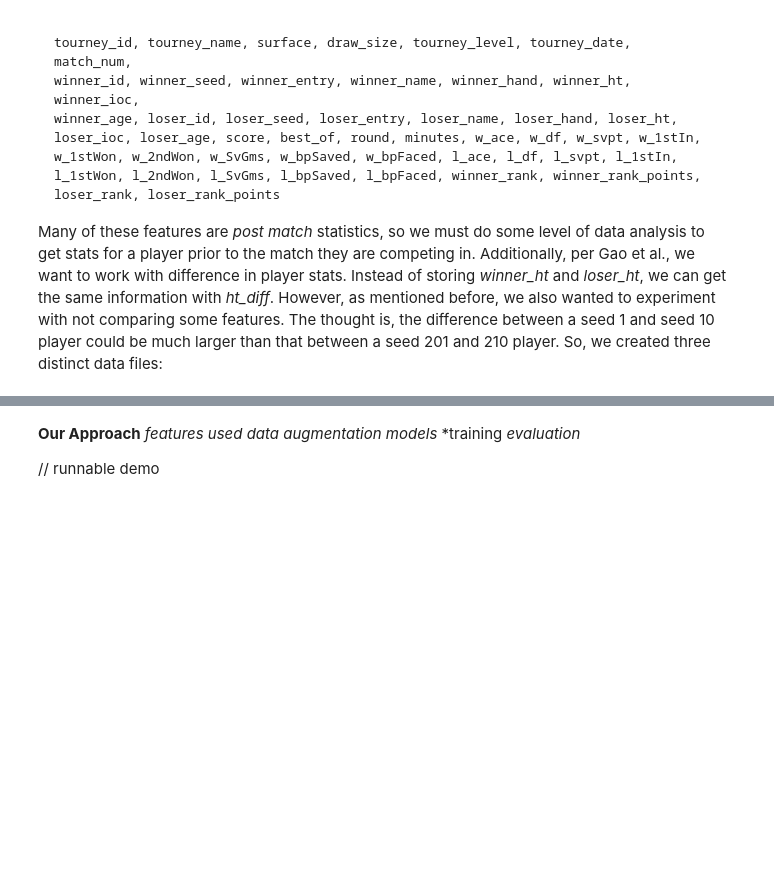
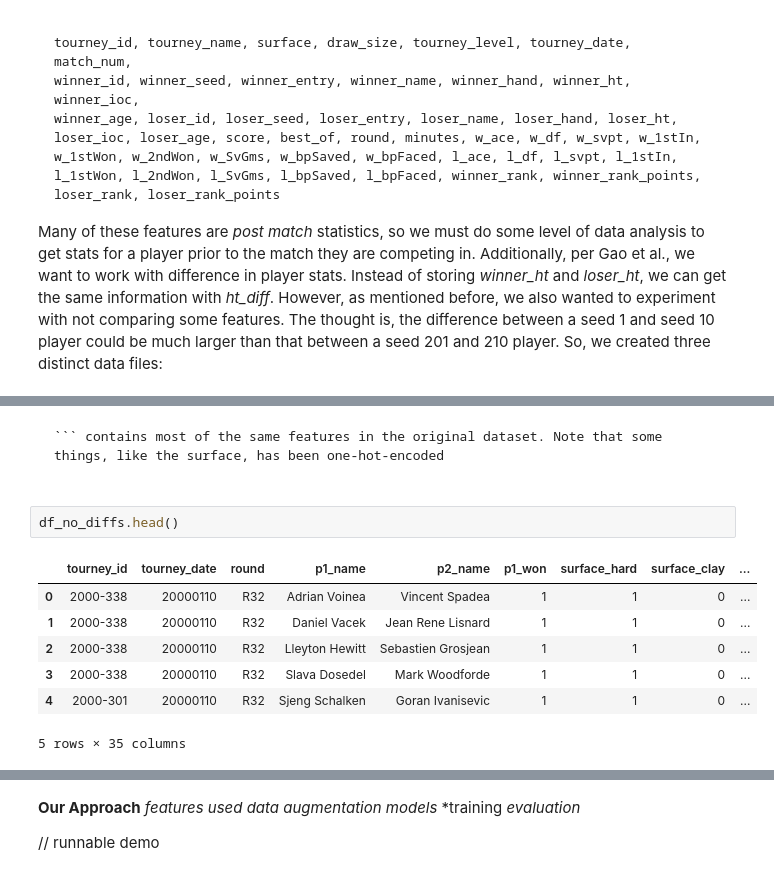
Before and after one commit to CamBitter/RallyRF, a Jupyter notebook: report.ipynb, the cells around one changed output, grey strips where cells are left out. Drawn from its saved outputs; the diff is of its cells as text; blank space fills up the shorter version.

````diff
--- a/report.ipynb
+++ b/report.ipynb
@@ -61,0 +88,13 @@ ModuleNotFoundError: No module named 'pandas'
+# %% [markdown]
+```df_no_diffs
+``` contains most of the same features in the original dataset. Note that some things, like the surface, has been one-hot-encoded
+# %%
+df_no_diffs.head()
+# %% [output]
+|  | tourney_id | tourney_date | round | p1_name | p2_name | p1_won | surface_hard | surface_clay | ... |
+| 0 | 2000-338 | 20000110 | R32 | Adrian Voinea | Vincent Spadea | 1 | 1 | 0 | ... |
+| 1 | 2000-338 | 20000110 | R32 | Daniel Vacek | Jean Rene Lisnard | 1 | 1 | 0 | ... |
+| 2 | 2000-338 | 20000110 | R32 | Lleyton Hewitt | Sebastien Grosjean | 1 | 1 | 0 | ... |
+| 3 | 2000-338 | 20000110 | R32 | Slava Dosedel | Mark Woodforde | 1 | 1 | 0 | ... |
+| 4 | 2000-301 | 20000110 | R32 | Sjeng Schalken | Goran Ivanisevic | 1 | 1 | 0 | ... |
+5 rows × 35 columns
````
Also changed, not shown: parts of 6 cells of this notebook.
